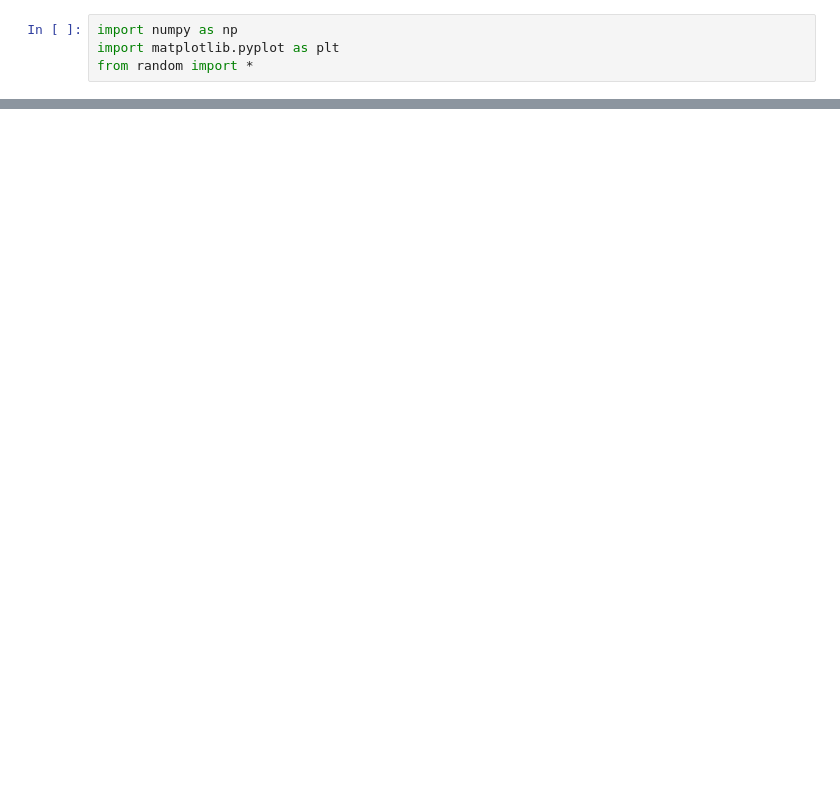
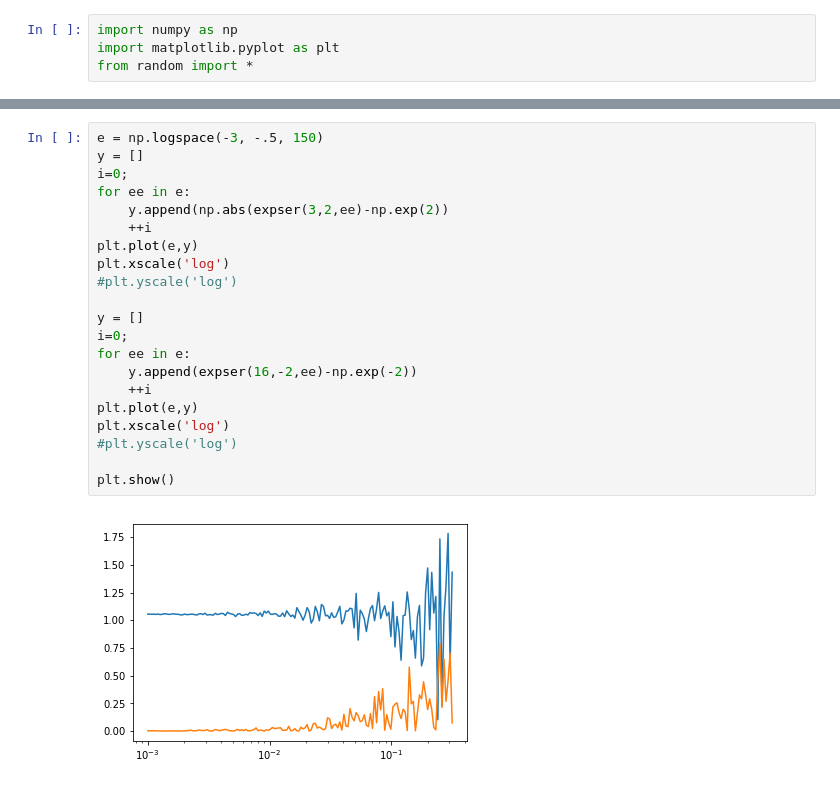
Before and after one commit to m4wright/power, a Jupyter notebook: power.ipynb, the cells around one changed output, grey strips where cells are left out. Drawn from its saved outputs; the diff is of its cells as text; blank space fills up the shorter version.

```diff
--- a/power.ipynb
+++ b/power.ipynb
@@ -41,0 +43,23 @@ plt.show()
+# %%
+e = np.logspace(-3, -.5, 150)
+y = []
+i=0;
+for ee in e:
+    y.append(np.abs(expser(3,2,ee)-np.exp(2))
+    ++i
+plt.plot(e,y)
+plt.xscale('log')
+#plt.yscale('log')
+
+y = []
+i=0;
+for ee in e:
+    y.append(expser(16,-2,ee)-np.exp(-2))
+    ++i
+plt.plot(e,y)
+plt.xscale('log')
+#plt.yscale('log')
+
+plt.show()
+# %% [output]
+[figure, added]
```
Also changed, not shown: parts of 2 cells of this notebook.
